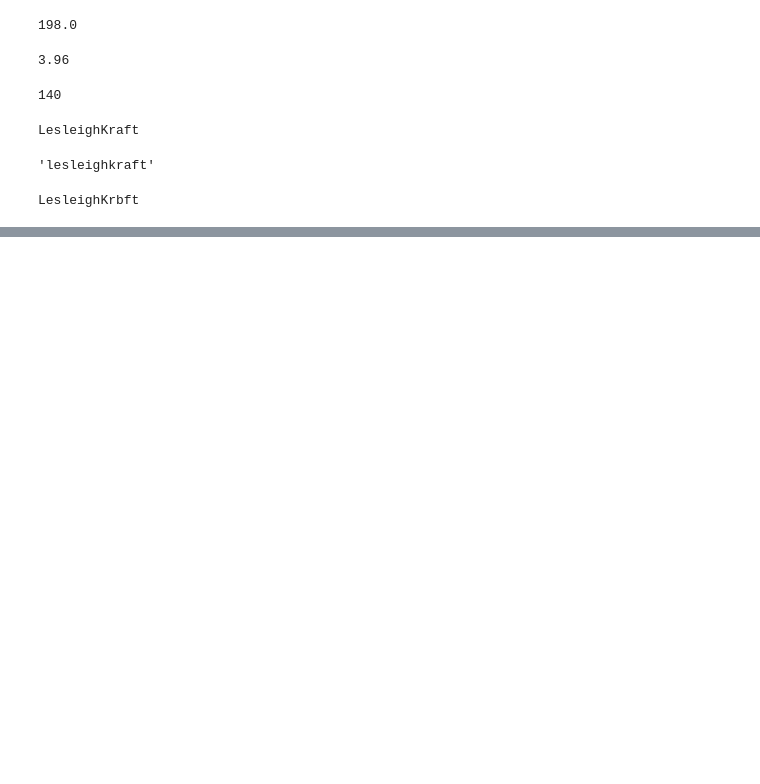
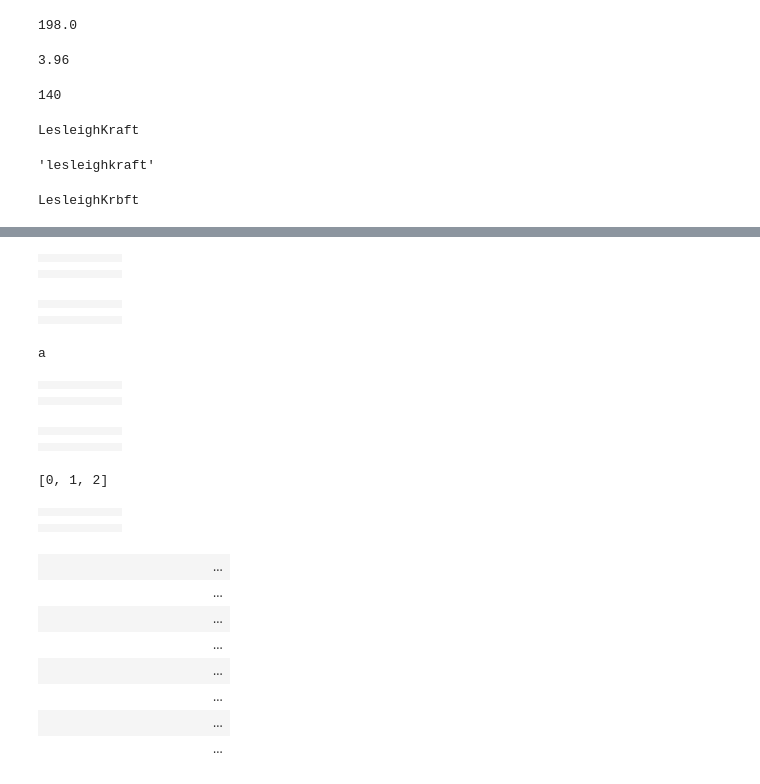
Before and after one commit to Lesleigh/SWC_collab, a Jupyter notebook: PYTHON_TRIALS_1.ipynb, the cells around one changed output, grey strips where cells are left out. Cells and saved outputs as stored; diff of their text form; code cells hidden in the pictures; blank space fills up the shorter version.

```diff
--- a/PYTHON_TRIALS_1.ipynb
+++ b/PYTHON_TRIALS_1.ipynb
@@ -163,0 +307,71 @@ CACAACACAACCAAACACCCAACCCAACCA
+# %%
+grid.lines_on = True
+grid[0,0] #this is indexing = (0,255,0) #this is a tupple
+grid.show()
+# %% [output]
+|  |  |  |  |  |  |
+|  |  |  |  |  |  |
+|  |  |  |  |  |  |
+# %%
+grid.lines_on = True
+grid[0,0] = (0,255,0) #python starts at 0, therefore [0,0] is the lower lefthand corner.  The first 0 is
+grid.show()
+# %% [output]
+|  |  |  |  |  |  |
+|  |  |  |  |  |  |
+|  |  |  |  |  |  |
+# %%
+s = 'aeiou'
+print s[0]
+# %% [output]
+a
+# %%
+rectangle = ImageGrid(6,3)
+rectangle[0,0] = (255,128,0)
+rectangle[0,1] = (255,128,0)
+rectangle[0,2] = (255,128,0)
+rectangle.show()
+# %% [output]
+|  |  |  |  |  |  |
+|  |  |  |  |  |  |
+|  |  |  |  |  |  |
+# %%
+orange = (255,128,0)
+rectangle = ImageGrid(6,3)
+rectangle[0,0] = orange
+rectangle[0,1] = orange
+rectangle[0,2] = orange
+rectangle.show()
+# %% [output]
+|  |  |  |  |  |  |
+|  |  |  |  |  |  |
+|  |  |  |  |  |  |
+# %%
+range(3)
+# %% [output]
+[0, 1, 2]
+# %%
+orange = (255,128,0)
+rectangle = ImageGrid(6,3)
+for row in range(3):
+    rectangle[0,row] = orange
+rectangle.show()
+# %% [output]
+|  |  |  |  |  |  |
+|  |  |  |  |  |  |
+|  |  |  |  |  |  |
+# %%
+orange = (255,128,0)
+rectangle = ImageGrid(20,8)
+for row in range(3):
+    rectangle[0,row] = orange
+rectangle.show()
+# %% [output]
+|  |  |  |  |  |  |  |  |  |  |  |  | ... |
+|  |  |  |  |  |  |  |  |  |  |  |  | ... |
+|  |  |  |  |  |  |  |  |  |  |  |  | ... |
+|  |  |  |  |  |  |  |  |  |  |  |  | ... |
+|  |  |  |  |  |  |  |  |  |  |  |  | ... |
+|  |  |  |  |  |  |  |  |  |  |  |  | ... |
+|  |  |  |  |  |  |  |  |  |  |  |  | ... |
+|  |  |  |  |  |  |  |  |  |  |  |  | ... |
```
Also changed, not shown: parts of 27 cells of this notebook.
